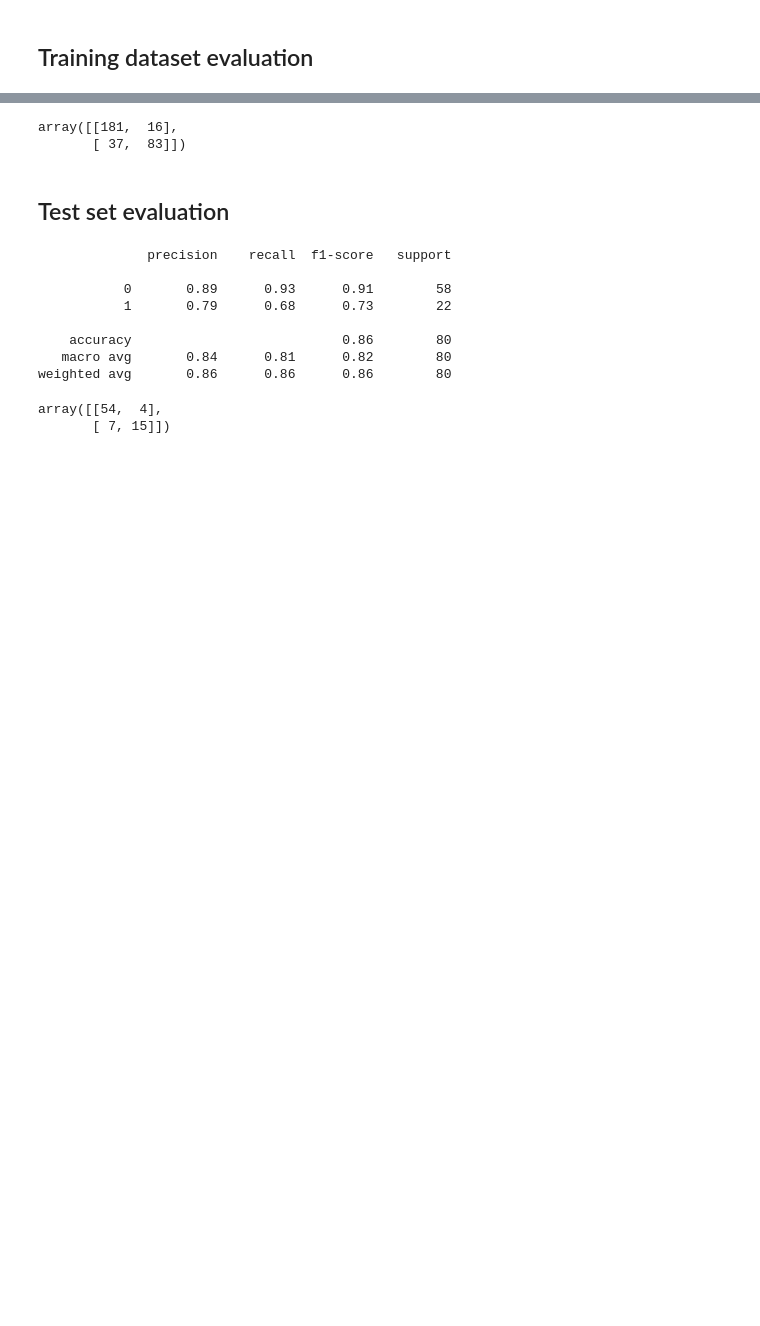
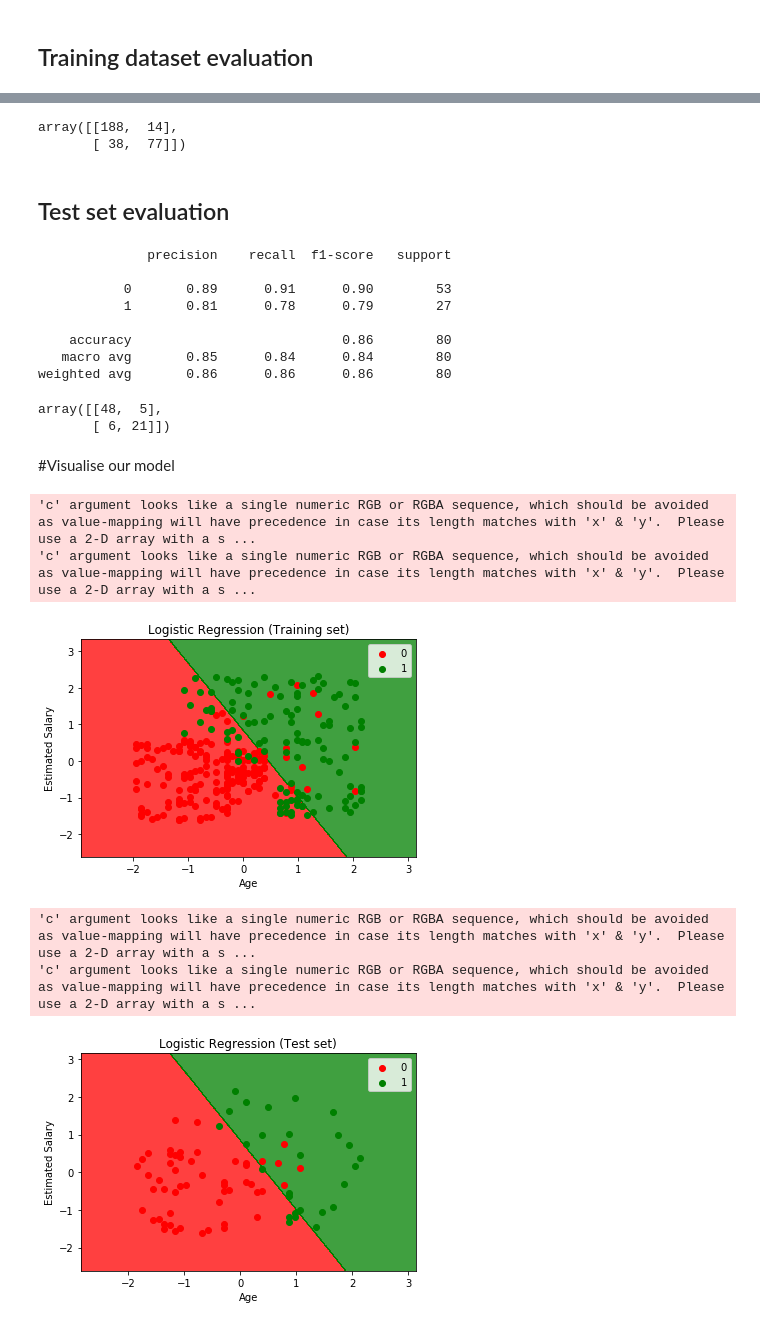
Before and after one commit to noushadkhan01/ML-and-DL-by-SuperDataScience, a Jupyter notebook: Machine-Learning/Part 3 - Classification/Section 14 - Logistic Regression/Logistic_Regression/Logistic_Regression_on_ad_dataset.ipynb, the cells around one changed output, grey strips where cells are left out. Saved outputs shown, nothing was run; the diff lists cells and outputs as text; code cells hidden in the pictures; blank space fills up the shorter version.

```diff
--- a/Machine-Learning/Part 3 - Classification/Section 14 - Logistic Regression/Logistic_Regression/Logistic_Regression_on_ad_dataset.ipynb
+++ b/Machine-Learning/Part 3 - Classification/Section 14 - Logistic Regression/Logistic_Regression/Logistic_Regression_on_ad_dataset.ipynb
@@ -150,0 +156,4 @@ Name: Purchased, dtype: int64
+# %%
+X = X[:, 1:]
+evaluation_X = evaluation_X[:, 1:]
+X.shape, evaluation_X.shape
@@ -184,0 +200,4 @@ X_train.shape, X_test.shape, y_train.shape, y_test.shape
+# %%
+sc_X = StandardScaler()
+X_train = sc_X.fit_transform(X_train)
+X_train[:2]
@@ -184,0 +207,3 @@ X_train.shape, X_test.shape, y_train.shape, y_test.shape
+# %%
+X_test = sc_X.transform(X_test)
+X_test[0]
@@ -185,4 +212,4 @@ X_train.shape, X_test.shape, y_train.shape, y_test.shape
 # %%
-model = LogisticRegression(C = 10)
+model = LogisticRegression(C = 1)
 model.fit(X_train, y_train)
 # %% [output]
@@ -212,8 +239,8 @@ weighted avg       0.83      0.83      0.83       317
 #confusion matrix
 confusion_matrix(y_train, model.predict(X_train))
 # %% [output]
-array([[181,  16],
-       [ 37,  83]])
+array([[188,  14],
+       [ 38,  77]])
 # %% [markdown]
 ## Test set evaluation
 # %%
@@ -221,14 +248,27 @@ print(classification_report(y_test, model.predict(X_test)))
 # %% [output]
               precision    recall  f1-score   support
 
-           0       0.89      0.93      0.91        58
-           1       0.79      0.68      0.73        22
+           0       0.89      0.91      0.90        53
+           1       0.81      0.78      0.79        27
 
     accuracy                           0.86        80
-   macro avg       0.84      0.81      0.82        80
+   macro avg       0.85      0.84      0.84        80
 weighted avg       0.86      0.86      0.86        80
 # %%
 confusion_matrix(y_test, model.predict(X_test))
 # %% [output]
-array([[54,  4],
-       [ 7, 15]])
+array([[48,  5],
+       [ 6, 21]])
+# %% [markdown]
+#Visualise our model
+# %%
+import warnings
+warnings.filterwarnings('ignore')
+visualise_classifier_performance(X_train, X_test, y_train, y_test, model)
+# %% [output]
+'c' argument looks like a single numeric RGB or RGBA sequence, which should be avoided as value-mapping will have precedence in case its length matches with 'x' & 'y'.  Please use a 2-D array with a s ...
+'c' argument looks like a single numeric RGB or RGBA sequence, which should be avoided as value-mapping will have precedence in case its length matches with 'x' & 'y'.  Please use a 2-D array with a s ...
+[figure, added]
+'c' argument looks like a single numeric RGB or RGBA sequence, which should be avoided as value-mapping will have precedence in case its length matches with 'x' & 'y'.  Please use a 2-D array with a s ...
+'c' argument looks like a single numeric RGB or RGBA sequence, which should be avoided as value-mapping will have precedence in case its length matches with 'x' & 'y'.  Please use a 2-D array with a s ...
+[figure, added]
```
Also changed, not shown: parts of 21 cells of this notebook.
